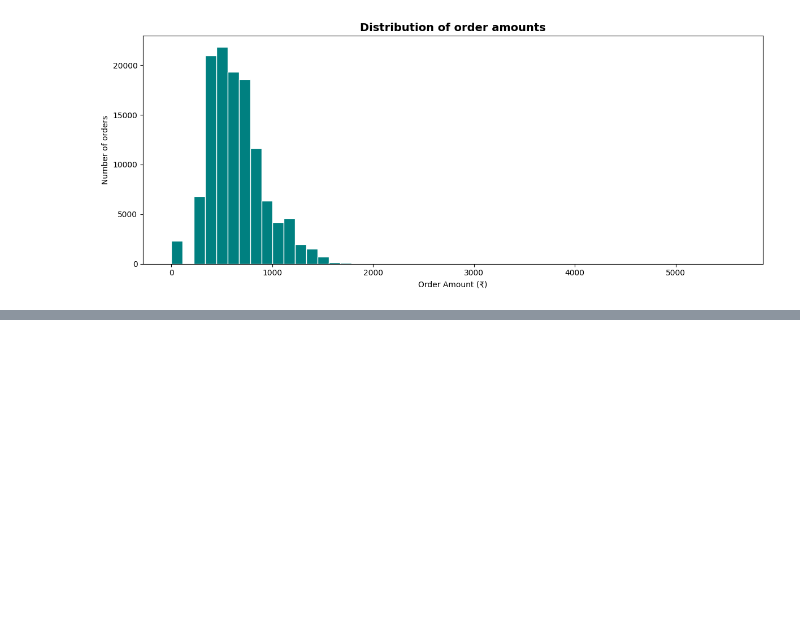
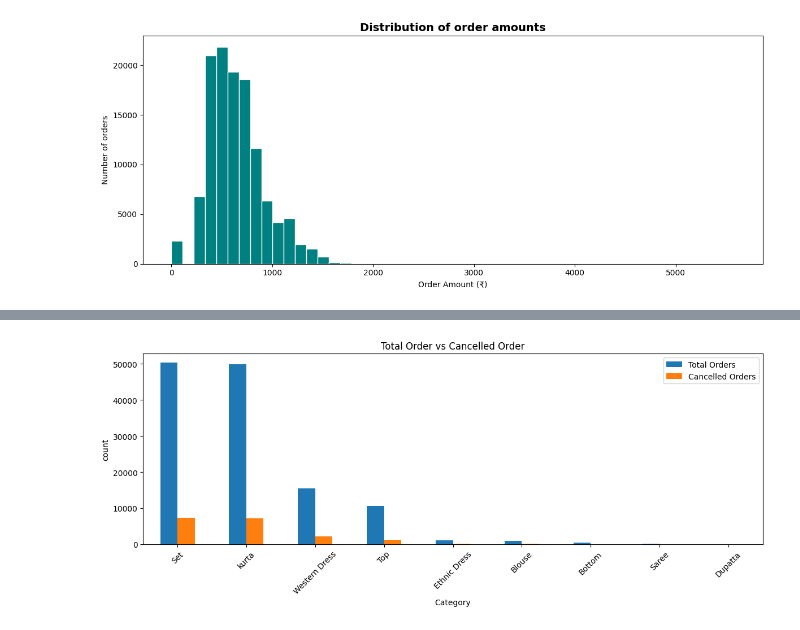
Before and after one commit to codebynishan/amazon-sales-analysis, a Jupyter notebook: EDA.ipynb, the cells around one changed output, grey strips where cells are left out. Cells and saved outputs as stored; diff of their text form; code cells hidden in the pictures; blank space fills up the shorter version.

```diff
--- a/EDA.ipynb
+++ b/EDA.ipynb
@@ -265,6 +282,7 @@ Shipped - Lost in Transit         0.00
 Shipped - Damaged                 0.00
 Name: proportion, dtype: float64
 # %%
-df['Category'].value_counts()
+total_order = df['Category'].value_counts()
+total_order
 # %% [output]
 Category
@@ -279,2 +297,5 @@ Saree              155
 Dupatta              3
 Name: count, dtype: int64
+# %%
+cancelled_order = df[df['Status'] == 'Cancelled'].groupby('Category').size()
+cancelled_order
@@ -430,0 +528,15 @@ plt.show()
+# %%
+result = pd.DataFrame({
+    'Total Orders': total_order,
+    'Cancelled Orders': cancelled_order
+})
+result = result.sort_values(by='Total Orders',ascending=False)
+result.plot(kind='bar',figsize=(12,5))
+plt.title("Total Order vs Cancelled Order")
+plt.xlabel('Category')
+plt.ylabel('count')
+plt.xticks(rotation=45)
+plt.tight_layout()
+plt.show()
+# %% [output]
+[figure, added]
```
Also changed, not shown: parts of 18 cells of this notebook.
